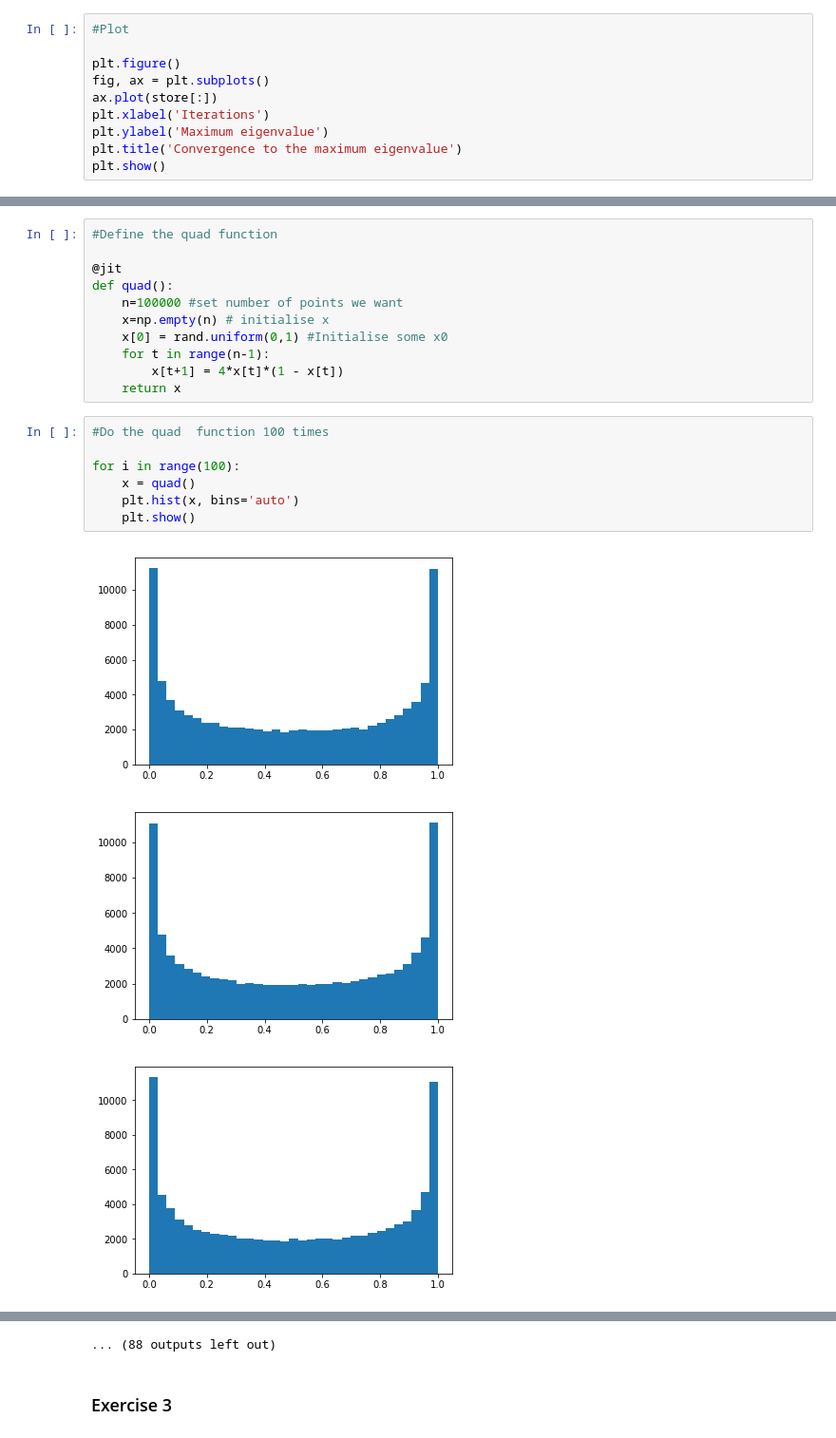
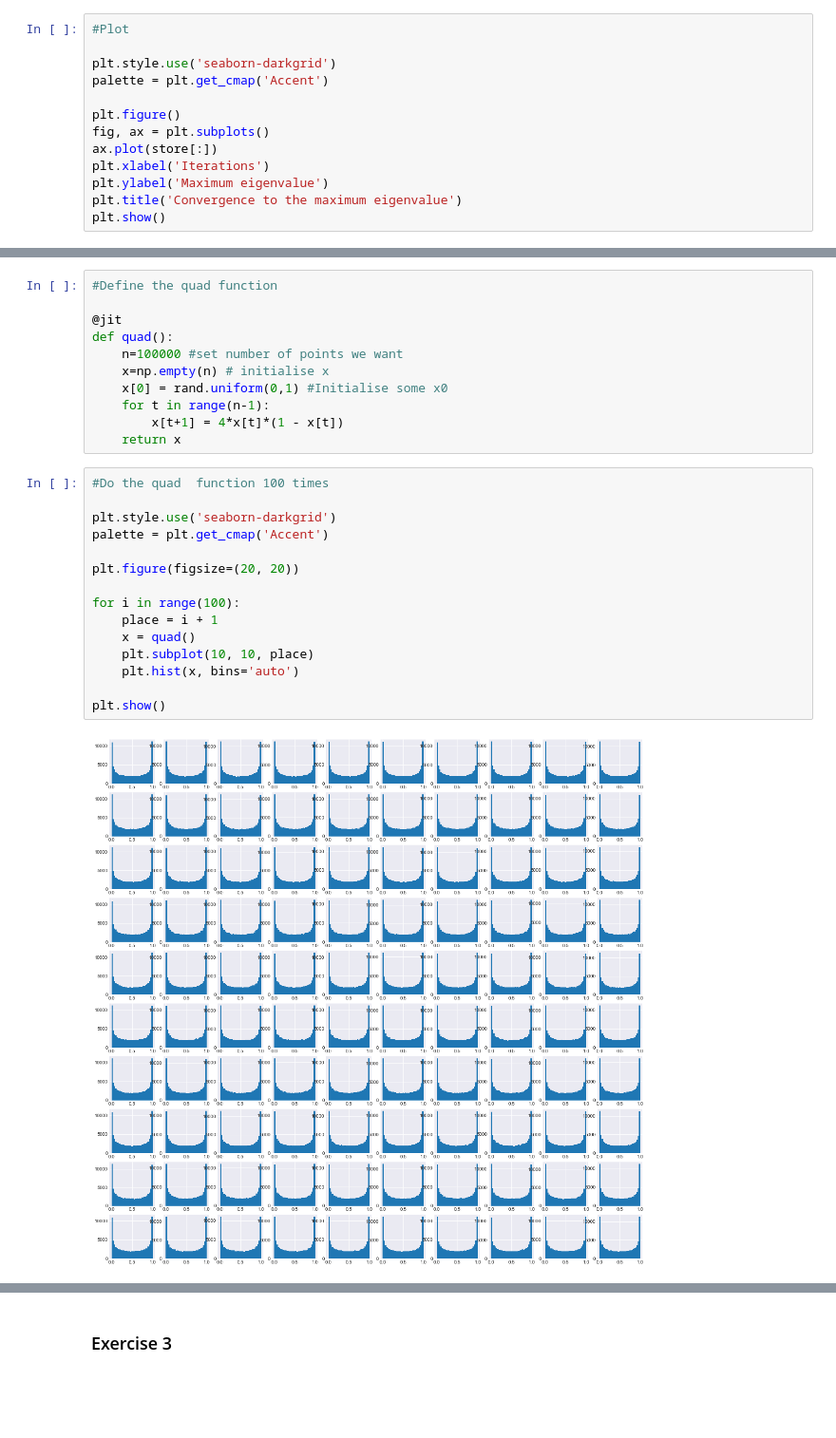
Before and after one commit to TimMunday/BootCamp2018, a Jupyter notebook: ProbSets/Econ/Week2/PS_2.ipynb, the cells around one changed output, grey strips where cells are left out. Shown at 95% size. Saved outputs shown, nothing was run; the diff lists cells and outputs as text; blank space fills up the shorter version.

```diff
--- a/ProbSets/Econ/Week2/PS_2.ipynb
+++ b/ProbSets/Econ/Week2/PS_2.ipynb
@@ -46,6 +46,9 @@ print(store[max_iter-1])
 1.0091163184636458
 # %%
 #Plot
+
+plt.style.use('seaborn-darkgrid')
+palette = plt.get_cmap('Accent')
 
 plt.figure()
 fig, ax = plt.subplots()
@@ -73,11 +76,17 @@ def quad():
 # %%
 #Do the quad  function 100 times
 
+plt.style.use('seaborn-darkgrid')
+palette = plt.get_cmap('Accent')
+
+plt.figure(figsize=(20, 20))
+
 for i in range(100):
+    place = i + 1
     x = quad()
+    plt.subplot(10, 10, place)
     plt.hist(x, bins='auto')
-    plt.show()
+
+plt.show()
 # %% [output]
-[figure, old version]
+[figure, new version]
-[figure, removed]
-[figure, removed]
@@ -93,4 +93,3 @@ for i in range(100):
-... (88 outputs left out)
 # %% [markdown]
 ### Exercise 3
 # %% [markdown]
```
Also changed, not shown: parts of 2 cells of this notebook.
